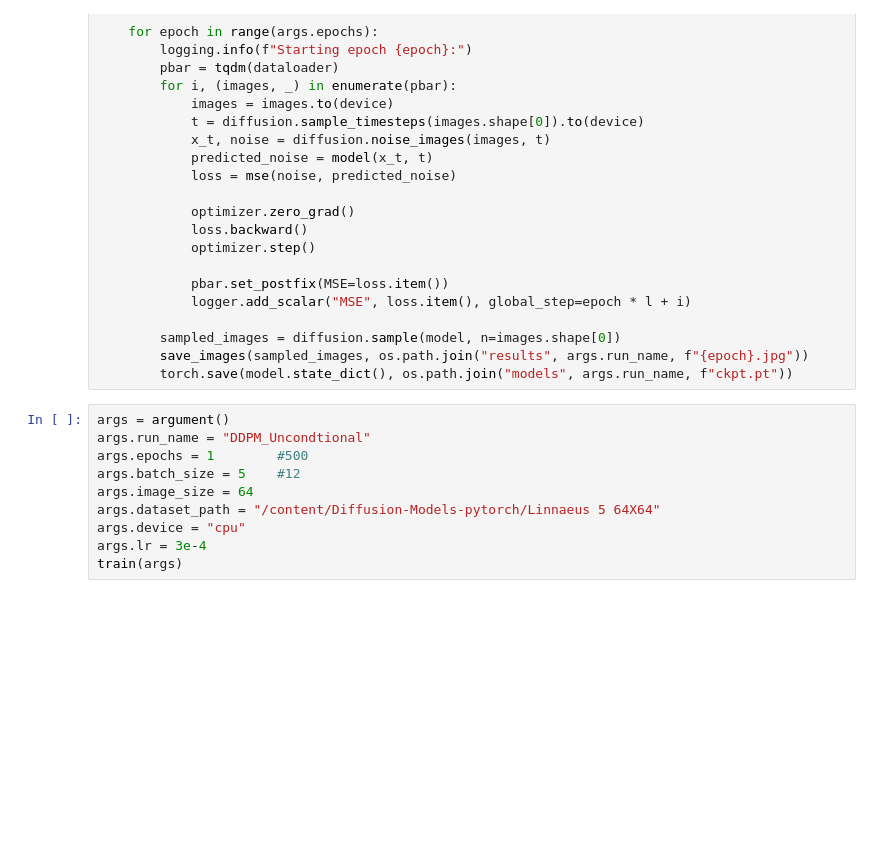
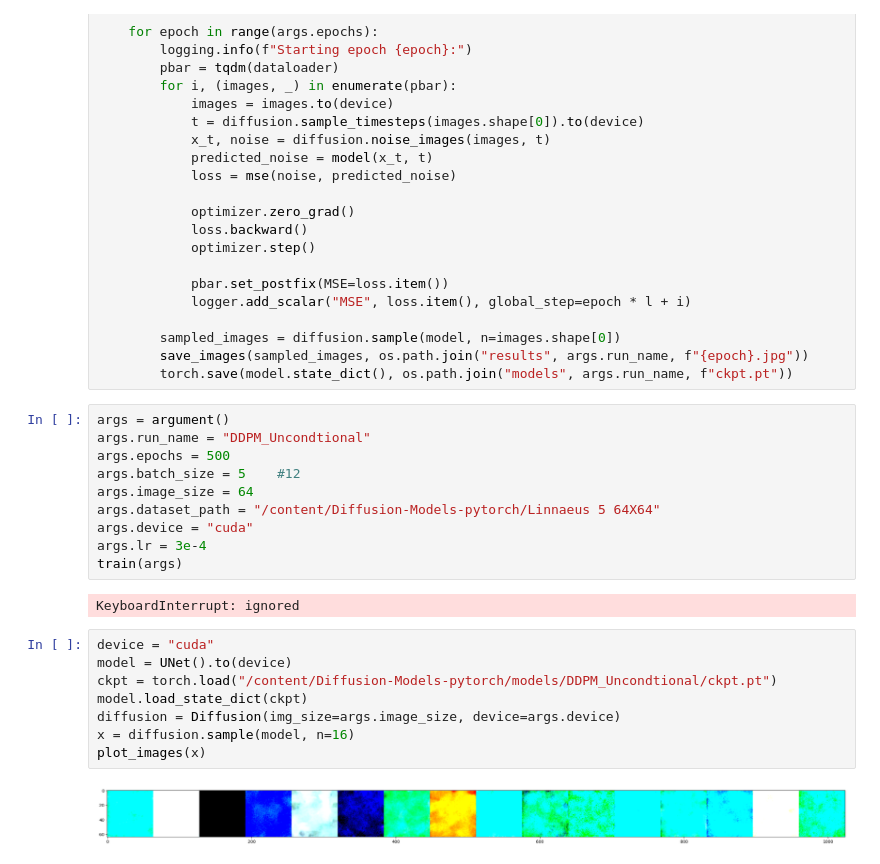
Before and after one commit to MDFahimAnjum/AliasFree-Diffusion-Models-PyTorch, a Jupyter notebook: ddpm_colab.ipynb, the cells around one changed output. Cells and saved outputs as stored; diff of their text form; blank space fills up the shorter version.

```diff
--- a/ddpm_colab.ipynb
+++ b/ddpm_colab.ipynb
@@ -133,10 +138,22 @@ def train(args):
 # %%
 args = argument()
 args.run_name = "DDPM_Uncondtional"
-args.epochs = 1        #500
+args.epochs = 500
 args.batch_size = 5    #12
 args.image_size = 64
 args.dataset_path = "/content/Diffusion-Models-pytorch/Linnaeus 5 64X64"
-args.device = "cpu"
+args.device = "cuda"
 args.lr = 3e-4
 train(args)
+# %% [output]
+KeyboardInterrupt: ignored
+# %%
+device = "cuda"
+model = UNet().to(device)
+ckpt = torch.load("/content/Diffusion-Models-pytorch/models/DDPM_Uncondtional/ckpt.pt")
+model.load_state_dict(ckpt)
+diffusion = Diffusion(img_size=args.image_size, device=args.device)
+x = diffusion.sample(model, n=16)
+plot_images(x)
+# %% [output]
+[figure, added]
```
Also changed, not shown: parts of 2 cells of this notebook.
